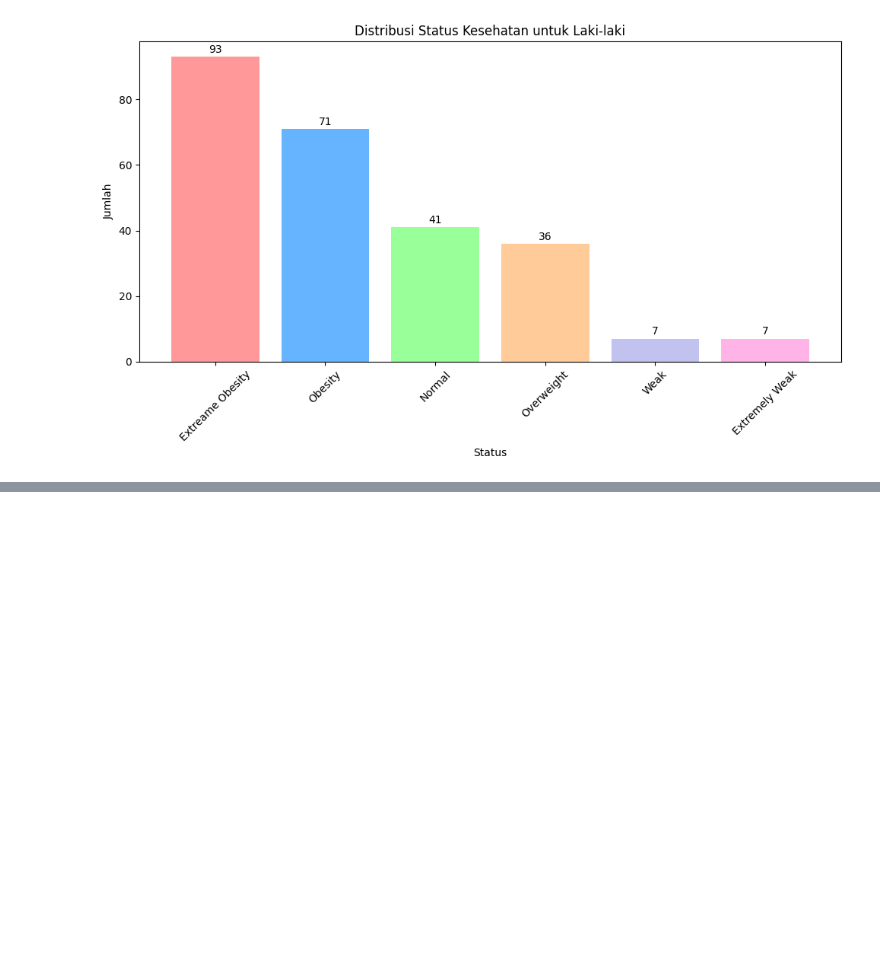
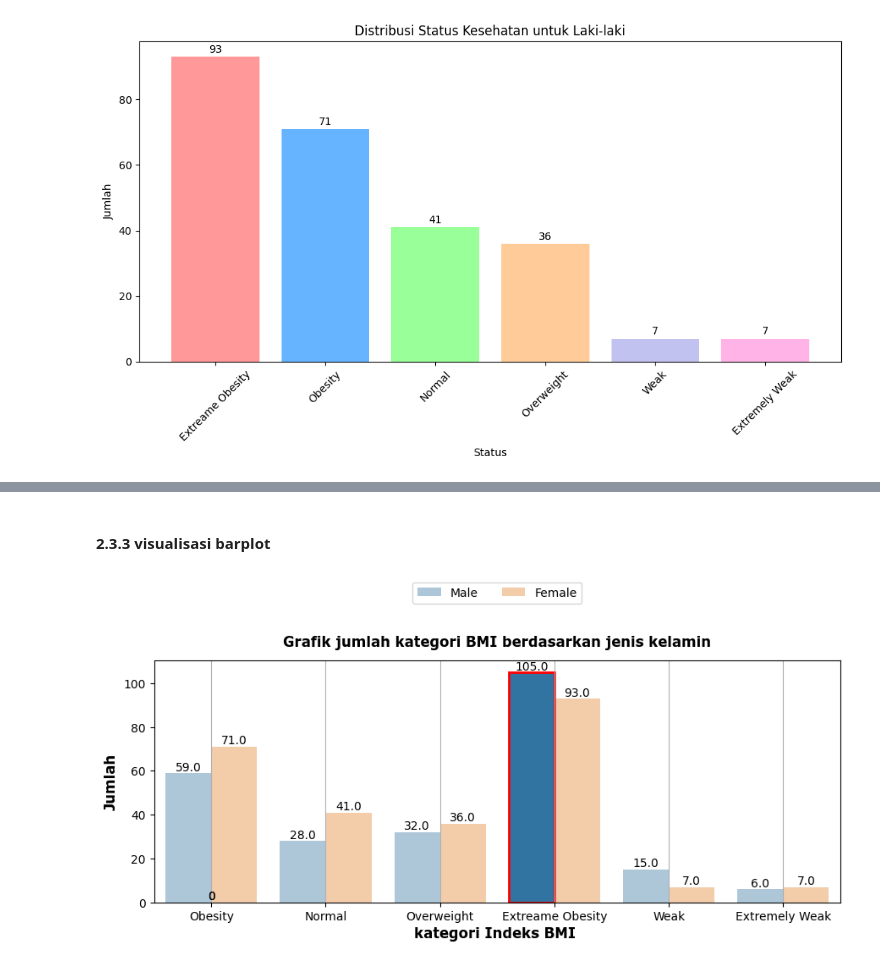
Before and after one commit to BlackBox-Ops/ML-BMI-Predict-, a Jupyter notebook: Notebook/exploratory_analysis.ipynb, the cells around one changed output, grey strips where cells are left out. Saved outputs shown, nothing was run; the diff lists cells and outputs as text; code cells hidden in the pictures; blank space fills up the shorter version.

```diff
--- a/Notebook/exploratory_analysis.ipynb
+++ b/Notebook/exploratory_analysis.ipynb
@@ -403,0 +422,48 @@ plt.show()
+# %% [markdown]
+#### **2.3.3 visualisasi barplot**
+# %%
+from matplotlib.patches import Rectangle
+
+# Membuat visualisasi
+fig, ax = plt.subplots(figsize=(9, 4))
+sns.countplot(x='Status', data=data, hue='Gender', ax=ax)
+
+ax.grid(axis='x')
+plt.title("Grafik jumlah kategori BMI berdasarkan jenis kelamin",
+        fontsize=12, fontweight='bold', fontfamily='verdana', pad=2.0, color='black', loc="center", y=1.05)
+
+ax.set_xlabel("kategori Indeks BMI ", fontsize=12, fontweight='bold', fontfamily='verdana')
+ax.set_ylabel("Jumlah", fontsize=12, fontweight='bold', fontfamily='verdana')
+
+# Menambahkan anotasi untuk setiap bar
+for p in ax.patches:
+    height = p.get_height()
+    ax.annotate(f'{height}', (p.get_x() + p.get_width() / 2., height),
+                ha='center', va='center', xytext=(0, 5), textcoords='offset points')
+
+# Menemukan bar tertinggi
+max_height = max([p.get_height() for p in ax.patches])
+max_patches = [p for p in ax.patches if p.get_height() == max_height]
+
+# Menambahkan blur pada bar yang lain
+for p in ax.patches:
+    if p not in max_patches:
+        p.set_alpha(0.4)  # Mengatur transparansi untuk efek blur
+
+# Menyoroti bar tertinggi dengan kotak
+for p in max_patches:
+    ax.add_patch(Rectangle((p.get_x(), 0), p.get_width(), max_height, fill=False, edgecolor='red', linewidth=2))
+
+# Add a legend
+pos = ax.get_position()
+ax.set_position([pos.x0, pos.y0, pos.width, pos.height * 0.85])
+ax.legend(loc='upper center', bbox_to_anchor=(0.5, 1.35), ncol=3)
+
+plt.tight_layout()
+
+# Menyimpan grafik sebagai file gambar
+plt.savefig('barplot_bmi_male_vs_female_highlighted.png')
+
+plt.show()
+# %% [output]
+[figure, added]
```
Also changed, not shown: parts of 8 cells of this notebook, 4 other files.
